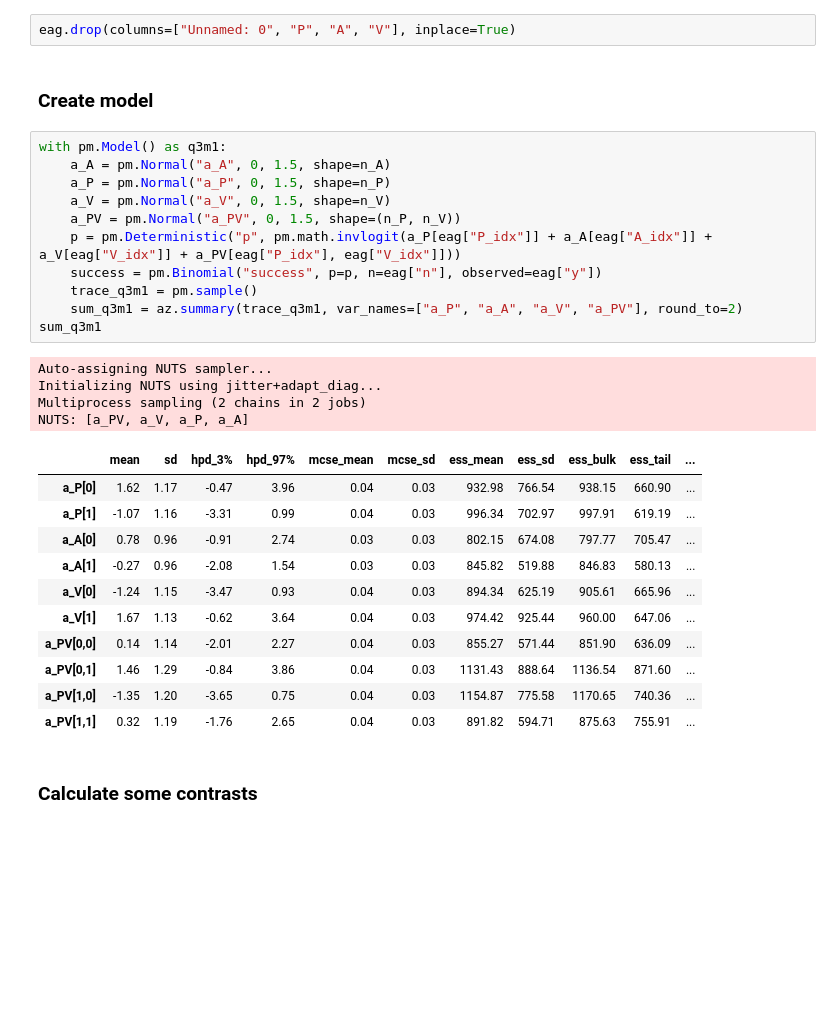
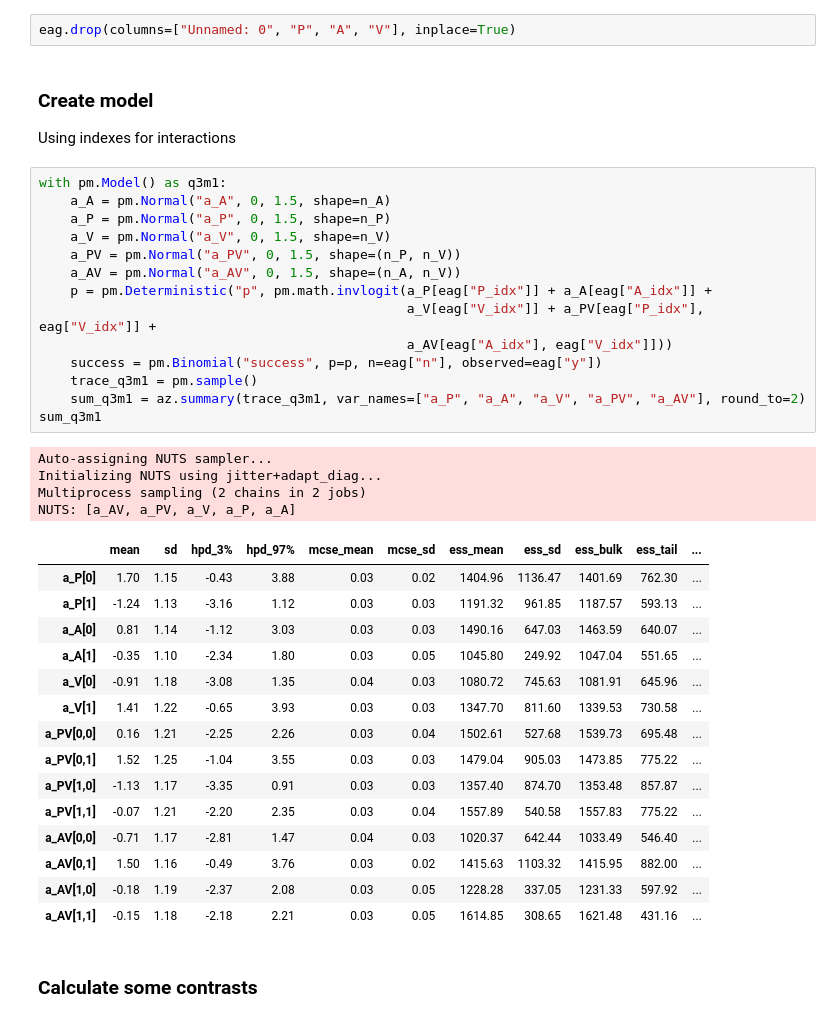
Before and after one commit to mjbrydon/stat_rethinking_2020, a Jupyter notebook: Homework_06.ipynb, the cells around one changed output. Drawn from its saved outputs; the diff is of its cells as text; blank space fills up the shorter version.

Commit message:
Adds more interactions to Q3 Week 6

```diff
--- a/Homework_06.ipynb
+++ b/Homework_06.ipynb
@@ -295,33 +294,42 @@ dict(enumerate(eag["V"].cat.categories))
 eag.drop(columns=["Unnamed: 0", "P", "A", "V"], inplace=True)
 # %% [markdown]
 ### Create model
+
+Using indexes for interactions
 # %%
 with pm.Model() as q3m1:
     a_A = pm.Normal("a_A", 0, 1.5, shape=n_A)
     a_P = pm.Normal("a_P", 0, 1.5, shape=n_P)
     a_V = pm.Normal("a_V", 0, 1.5, shape=n_V)
     a_PV = pm.Normal("a_PV", 0, 1.5, shape=(n_P, n_V))
-    p = pm.Deterministic("p", pm.math.invlogit(a_P[eag["P_idx"]] + a_A[eag["A_idx"]] + a_V[eag["V_idx"]] + a_PV[eag["P_idx"], eag["V_idx"]]))
+    a_AV = pm.Normal("a_AV", 0, 1.5, shape=(n_A, n_V))
+    p = pm.Deterministic("p", pm.math.invlogit(a_P[eag["P_idx"]] + a_A[eag["A_idx"]] +
+                                               a_V[eag["V_idx"]] + a_PV[eag["P_idx"], eag["V_idx"]] +
+                                               a_AV[eag["A_idx"], eag["V_idx"]]))
     success = pm.Binomial("success", p=p, n=eag["n"], observed=eag["y"])
     trace_q3m1 = pm.sample()
-    sum_q3m1 = az.summary(trace_q3m1, var_names=["a_P", "a_A", "a_V", "a_PV"], round_to=2)
+    sum_q3m1 = az.summary(trace_q3m1, var_names=["a_P", "a_A", "a_V", "a_PV", "a_AV"], round_to=2)
 sum_q3m1
 # %% [output]
 Auto-assigning NUTS sampler...
 Initializing NUTS using jitter+adapt_diag...
 Multiprocess sampling (2 chains in 2 jobs)
-NUTS: [a_PV, a_V, a_P, a_A]
+NUTS: [a_AV, a_PV, a_V, a_P, a_A]
 |  | mean | sd | hpd_3% | hpd_97% | mcse_mean | mcse_sd | ess_mean | ess_sd | ess_bulk | ess_tail | ... |
-| a_P[0] | 1.62 | 1.17 | -0.47 | 3.96 | 0.04 | 0.03 | 932.98 | 766.54 | 938.15 | 660.90 | ... |
-| a_P[1] | -1.07 | 1.16 | -3.31 | 0.99 | 0.04 | 0.03 | 996.34 | 702.97 | 997.91 | 619.19 | ... |
-| a_A[0] | 0.78 | 0.96 | -0.91 | 2.74 | 0.03 | 0.03 | 802.15 | 674.08 | 797.77 | 705.47 | ... |
-| a_A[1] | -0.27 | 0.96 | -2.08 | 1.54 | 0.03 | 0.03 | 845.82 | 519.88 | 846.83 | 580.13 | ... |
-| a_V[0] | -1.24 | 1.15 | -3.47 | 0.93 | 0.04 | 0.03 | 894.34 | 625.19 | 905.61 | 665.96 | ... |
-| a_V[1] | 1.67 | 1.13 | -0.62 | 3.64 | 0.04 | 0.03 | 974.42 | 925.44 | 960.00 | 647.06 | ... |
-| a_PV[0,0] | 0.14 | 1.14 | -2.01 | 2.27 | 0.04 | 0.03 | 855.27 | 571.44 | 851.90 | 636.09 | ... |
-| a_PV[0,1] | 1.46 | 1.29 | -0.84 | 3.86 | 0.04 | 0.03 | 1131.43 | 888.64 | 1136.54 | 871.60 | ... |
-| a_PV[1,0] | -1.35 | 1.20 | -3.65 | 0.75 | 0.04 | 0.03 | 1154.87 | 775.58 | 1170.65 | 740.36 | ... |
-| a_PV[1,1] | 0.32 | 1.19 | -1.76 | 2.65 | 0.04 | 0.03 | 891.82 | 594.71 | 875.63 | 755.91 | ... |
+| a_P[0] | 1.70 | 1.15 | -0.43 | 3.88 | 0.03 | 0.02 | 1404.96 | 1136.47 | 1401.69 | 762.30 | ... |
+| a_P[1] | -1.24 | 1.13 | -3.16 | 1.12 | 0.03 | 0.03 | 1191.32 | 961.85 | 1187.57 | 593.13 | ... |
+| a_A[0] | 0.81 | 1.14 | -1.12 | 3.03 | 0.03 | 0.03 | 1490.16 | 647.03 | 1463.59 | 640.07 | ... |
+| a_A[1] | -0.35 | 1.10 | -2.34 | 1.80 | 0.03 | 0.05 | 1045.80 | 249.92 | 1047.04 | 551.65 | ... |
+| a_V[0] | -0.91 | 1.18 | -3.08 | 1.35 | 0.04 | 0.03 | 1080.72 | 745.63 | 1081.91 | 645.96 | ... |
+| a_V[1] | 1.41 | 1.22 | -0.65 | 3.93 | 0.03 | 0.03 | 1347.70 | 811.60 | 1339.53 | 730.58 | ... |
+| a_PV[0,0] | 0.16 | 1.21 | -2.25 | 2.26 | 0.03 | 0.04 | 1502.61 | 527.68 | 1539.73 | 695.48 | ... |
+| a_PV[0,1] | 1.52 | 1.25 | -1.04 | 3.55 | 0.03 | 0.03 | 1479.04 | 905.03 | 1473.85 | 775.22 | ... |
+| a_PV[1,0] | -1.13 | 1.17 | -3.35 | 0.91 | 0.03 | 0.03 | 1357.40 | 874.70 | 1353.48 | 857.87 | ... |
+| a_PV[1,1] | -0.07 | 1.21 | -2.20 | 2.35 | 0.03 | 0.04 | 1557.89 | 540.58 | 1557.83 | 775.22 | ... |
+| a_AV[0,0] | -0.71 | 1.17 | -2.81 | 1.47 | 0.04 | 0.03 | 1020.37 | 642.44 | 1033.49 | 546.40 | ... |
+| a_AV[0,1] | 1.50 | 1.16 | -0.49 | 3.76 | 0.03 | 0.02 | 1415.63 | 1103.32 | 1415.95 | 882.00 | ... |
+| a_AV[1,0] | -0.18 | 1.19 | -2.37 | 2.08 | 0.03 | 0.05 | 1228.28 | 337.05 | 1231.33 | 597.92 | ... |
+| a_AV[1,1] | -0.15 | 1.18 | -2.18 | 2.21 | 0.03 | 0.05 | 1614.85 | 308.65 | 1621.48 | 431.16 | ... |
 # %% [markdown]
 ### Calculate some contrasts
 # %% [markdown]
```
Also changed, not shown: parts of 12 cells of this notebook.
